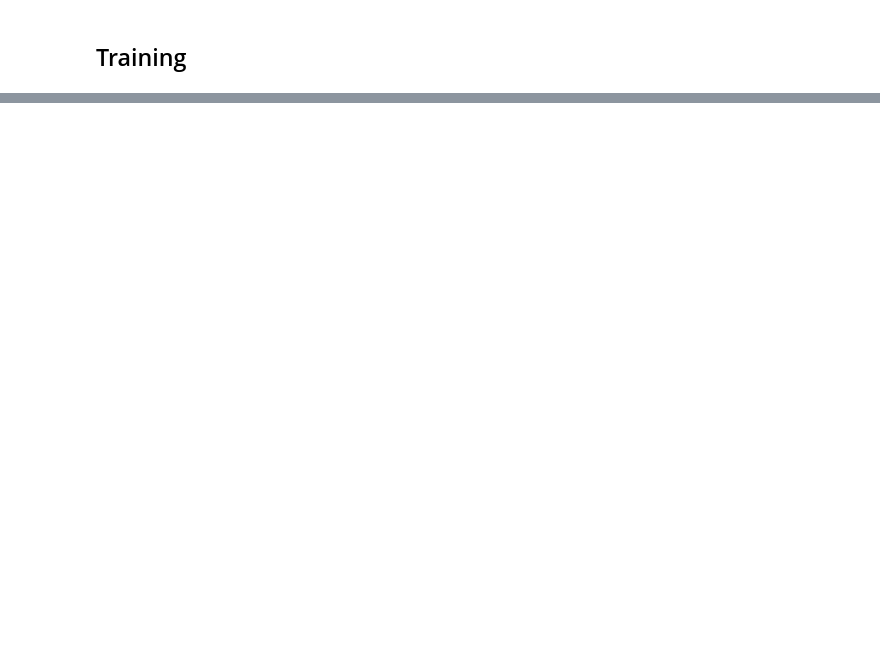
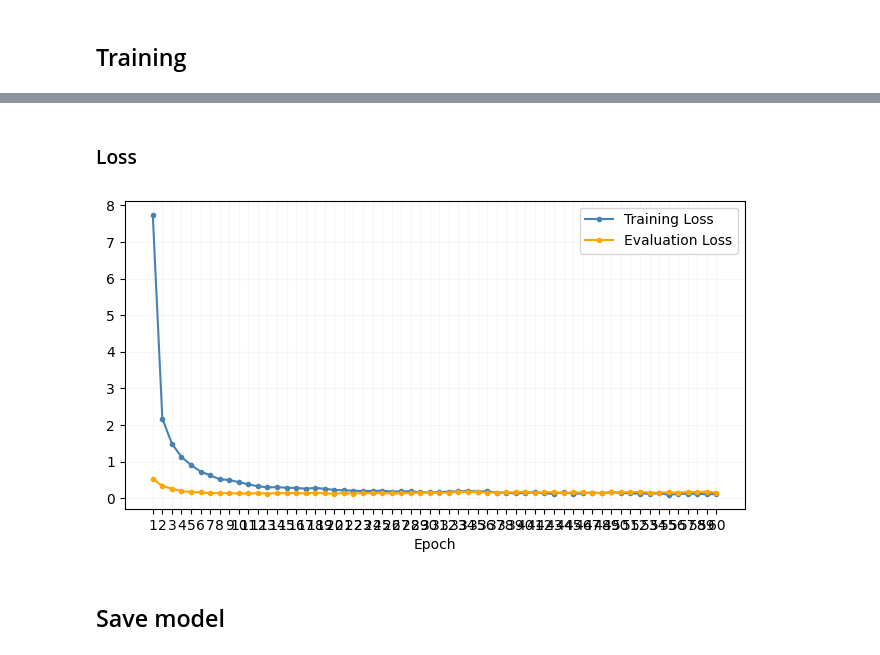
Before and after one commit to facupalavecino/ecd-trabajo-final, a Jupyter notebook: notebooks/2d_model.ipynb, the cells around one changed output, grey strips where cells are left out. Saved outputs shown, nothing was run; the diff lists cells and outputs as text; code cells hidden in the pictures; blank space fills up the shorter version.

Commit message:
chore: new 2D model

```diff
--- a/notebooks/2d_model.ipynb
+++ b/notebooks/2d_model.ipynb
@@ -167,0 +320,20 @@ INFO:recognizer.trainers.trainer:Epoch 3: Test Accuracy: 0.00
+# %% [markdown]
+### Loss
+# %%
+import matplotlib.pyplot as plt
+
+fig, ax = plt.subplots(1, 1, figsize=(8,4))
+
+ax.plot(training_losses, label="Training Loss", marker=".", color="steelblue")
+ax.plot(testing_losses, label="Evaluation Loss", marker=".", color="orange")
+
+ax.set_xticks(range(0, epoch+1))
+ax.set_xticklabels(range(1, epoch+2))
+ax.set_xlabel("Epoch")
+ax.legend()
+ax.grid(alpha=0.1)
+plt.show()
+# %% [output]
+[figure, added]
+# %% [markdown]
+## Save model
```
Also changed, not shown: parts of 22 cells of this notebook, 1 other file.
